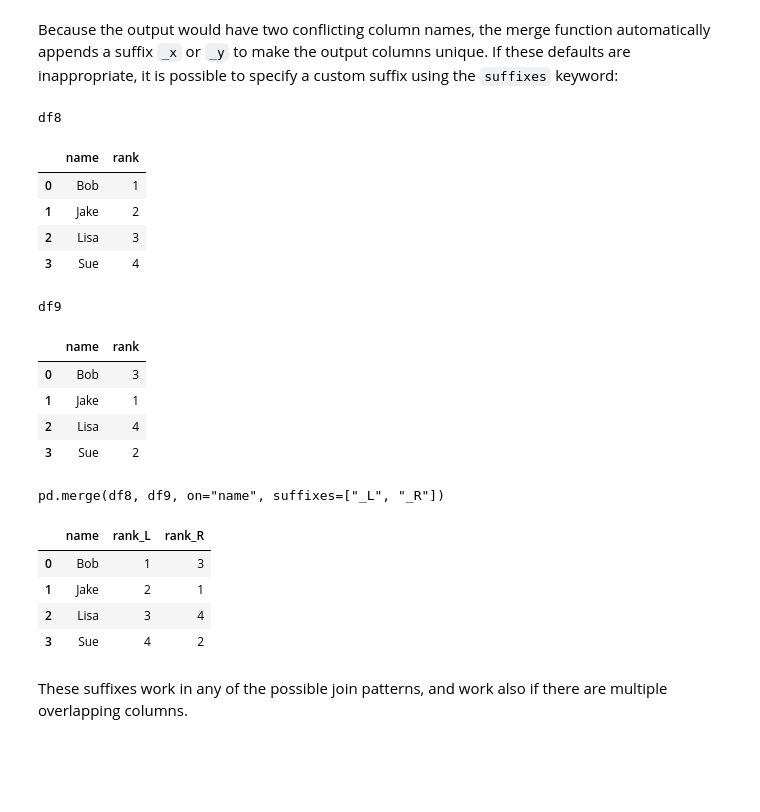
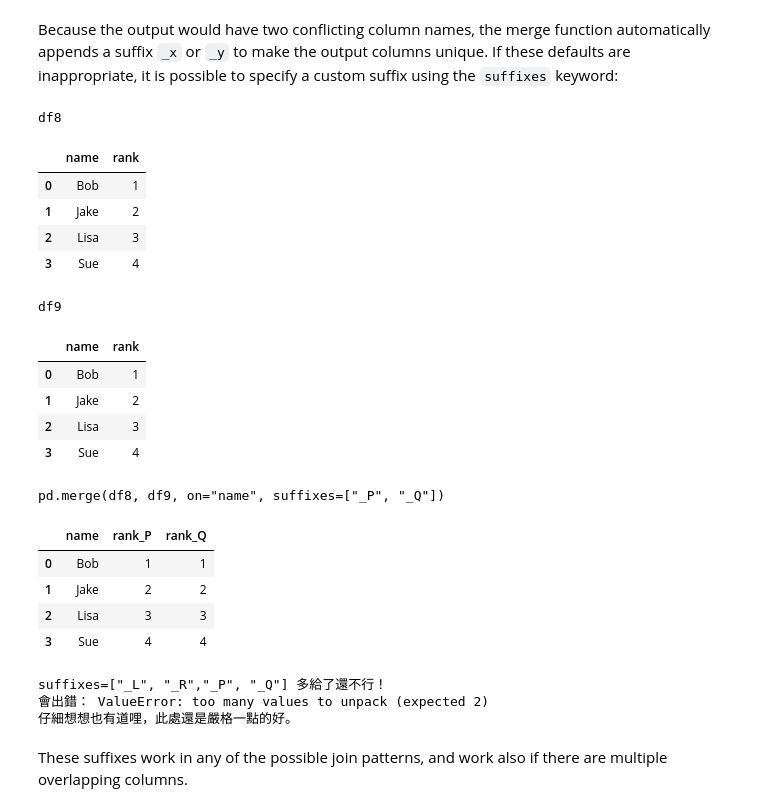
Before and after one commit to hcchengithub/PythonDataScienceHandbook, a Jupyter notebook: notebooks/03.07-Merge-and-Join.ipynb, the cells around one changed output. Drawn from its saved outputs; the diff is of its cells as text; code cells hidden in the pictures; blank space fills up the shorter version.

```diff
--- a/notebooks/03.07-Merge-and-Join.ipynb
+++ b/notebooks/03.07-Merge-and-Join.ipynb
@@ -470,26 +505,32 @@ pd.merge(df8, df9, on="name")
 Because the output would have two conflicting column names, the merge function automatically appends a suffix ``_x`` or ``_y`` to make the output columns unique.
 If these defaults are inappropriate, it is possible to specify a custom suffix using the ``suffixes`` keyword:
 # %%
-display('df8', 'df9', 'pd.merge(df8, df9, on="name", suffixes=["_L", "_R"])')
+display('df8', 'df9', 'pd.merge(df8, df9, on="name", suffixes=["_P", "_Q"])')
+%f \ suffixes=["_L", "_R","_P", "_Q"] 多給了還不行！
+%f \ 會出錯： ValueError: too many values to unpack (expected 2)
+%f \ 仔細想想也有道哩，此處還是嚴格一點的好。
 # %% [output]
 df8
 |  | name | rank |
 | 0 | Bob | 1 |
 | 1 | Jake | 2 |
 | 2 | Lisa | 3 |
 | 3 | Sue | 4 |
 df9
 |  | name | rank |
-| 0 | Bob | 3 |
-| 1 | Jake | 1 |
-| 2 | Lisa | 4 |
-| 3 | Sue | 2 |
+| 0 | Bob | 1 |
+| 1 | Jake | 2 |
+| 2 | Lisa | 3 |
+| 3 | Sue | 4 |
-pd.merge(df8, df9, on="name", suffixes=["_L", "_R"])
+pd.merge(df8, df9, on="name", suffixes=["_P", "_Q"])
-|  | name | rank_L | rank_R |
-| 0 | Bob | 1 | 3 |
-| 1 | Jake | 2 | 1 |
-| 2 | Lisa | 3 | 4 |
-| 3 | Sue | 4 | 2 |
+|  | name | rank_P | rank_Q |
+| 0 | Bob | 1 | 1 |
+| 1 | Jake | 2 | 2 |
+| 2 | Lisa | 3 | 3 |
+| 3 | Sue | 4 | 4 |
+suffixes=["_L", "_R","_P", "_Q"] 多給了還不行！
+會出錯： ValueError: too many values to unpack (expected 2)
+仔細想想也有道哩，此處還是嚴格一點的好。
 # %% [markdown]
 These suffixes work in any of the possible join patterns, and work also if there are multiple overlapping columns.
 # %% [markdown]
```
Also changed, not shown: parts of 12 cells of this notebook, 7 other files.
